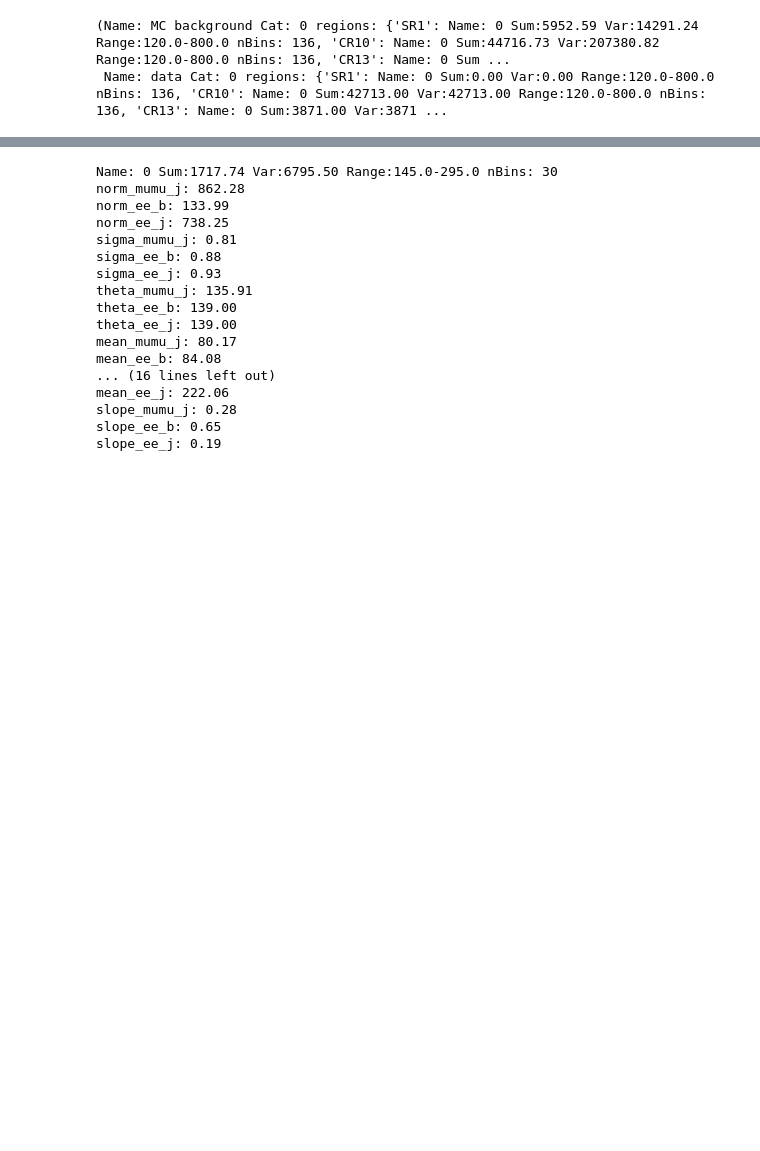
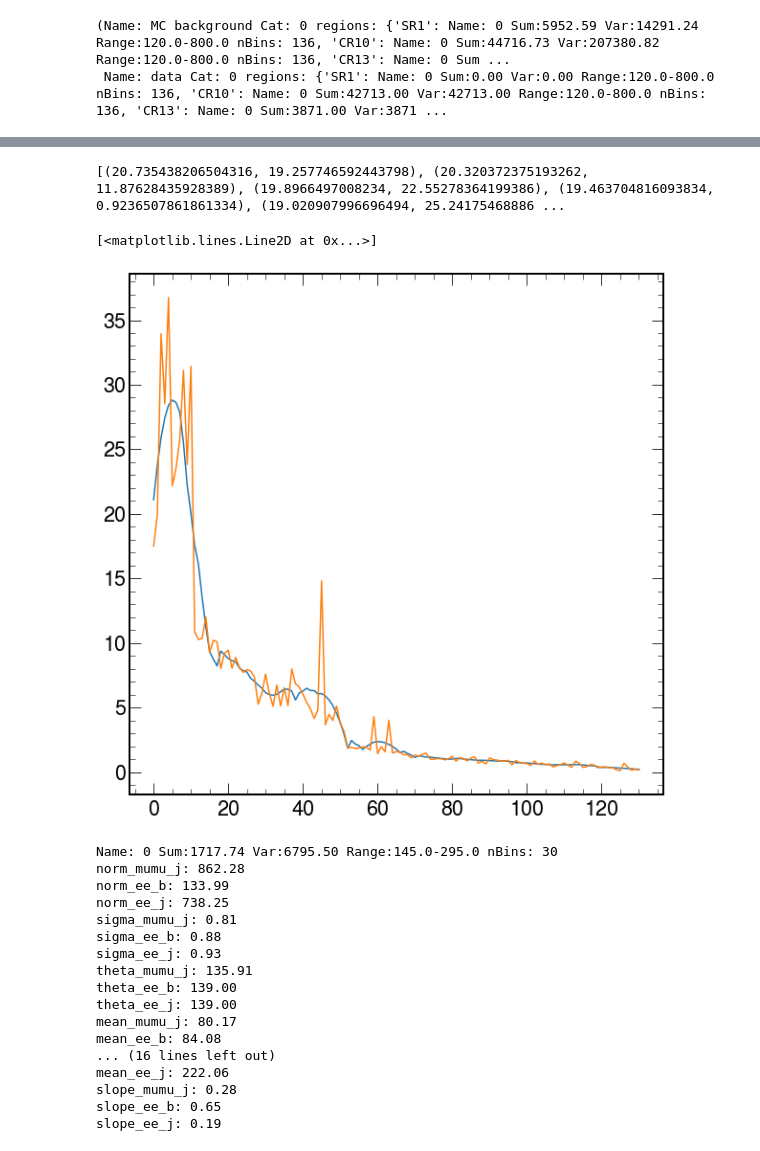
Before and after one commit to rymuelle/log_norm_fit_zprime, a Jupyter notebook: fitting_regions.ipynb, the cells around one changed output, grey strips where cells are left out. Saved outputs shown, nothing was run; the diff lists cells and outputs as text; code cells hidden in the pictures; blank space fills up the shorter version.

```diff
--- a/fitting_regions.ipynb
+++ b/fitting_regions.ipynb
@@ -151,16 +188,2 @@ era=18
 # %%
 hep.set_style(hep.style.ROOT)
-# %%
-if era == 18:
-    uproot_file = uproot.open("samplesCR_2018_v6_lo_test.root")
-    #from param_dict_18 import param_dict
-    lumi=58.877
-if era == 17:
-    uproot_file = uproot.open("samplesCR_2017_v6_lo_test.root")
-    #from param_dict_17 import param_dict
-    lumi=41.86
-
-if era == 16:
-    uproot_file = uproot.open("samplesCR_2016_v7_test.root")
-    #from param_dict_16 import param_dict
-    lumi=35.5
@@ -362,3 +437,16 @@ make_fit(data)
+# %%
+print(list(zip(bckground.regions_range[reg].stdev(savgol=[25,1]),bckground.regions_range[reg].stdev())))
+# %% [output]
+[(20.735438206504316, 19.257746592443798), (20.320372375193262, 11.87628435928389), (19.8966497008234, 22.55278364199386), (19.463704816093834, 0.9236507861861334), (19.020907996696494, 25.24175468886 ...
+# %%
+from scipy.signal import savgol_filter
+stdev = bckground.regions_range['CR13'].stdev()
+yhat = savgol_filter(stdev, 15, 2)
+plt.plot(yhat, label=" Savitzky-Golay Filter")
+plt.plot(stdev, label=" std dev")
+# %% [output]
+[<matplotlib.lines.Line2D at 0x...>]
+[figure, added]
 # %%
 abcd_fits_1,popt_mc_1 = abcd_fiter(bckground,1)
 abcd_fits_2,popt_mc_2 = abcd_fiter(bckground,2)
```
Also changed, not shown: parts of 12 cells of this notebook.
